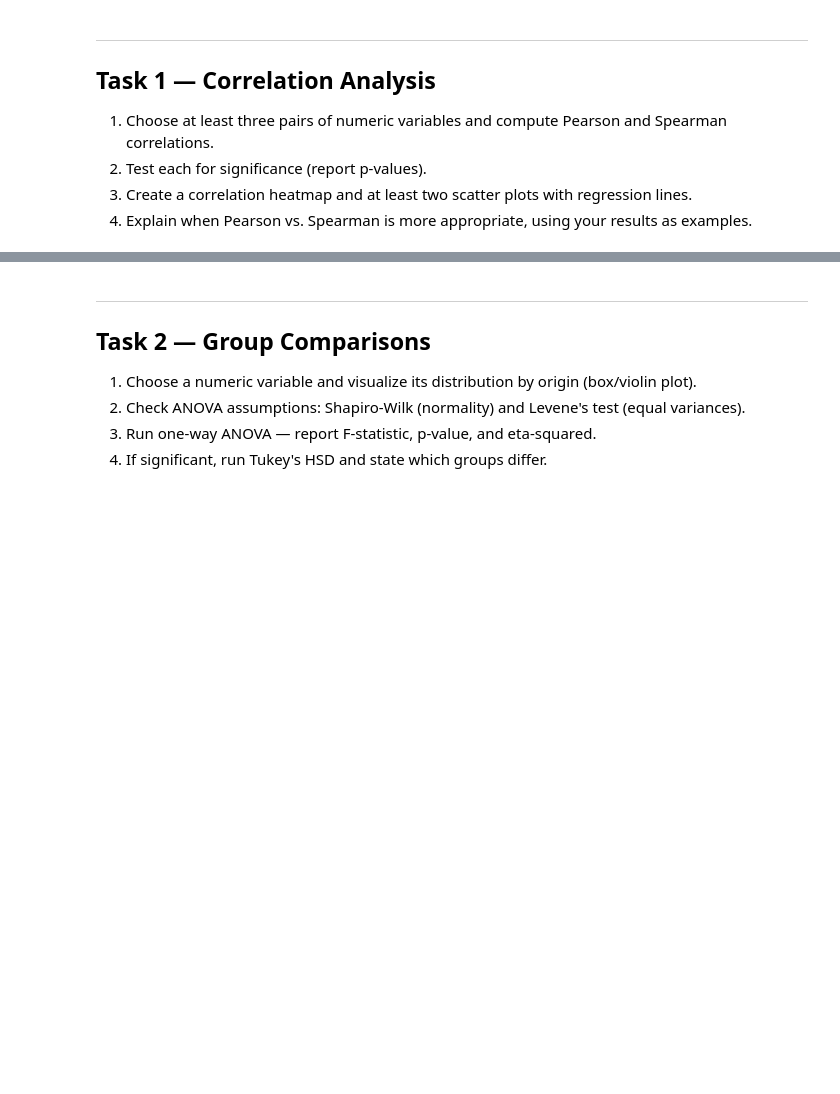
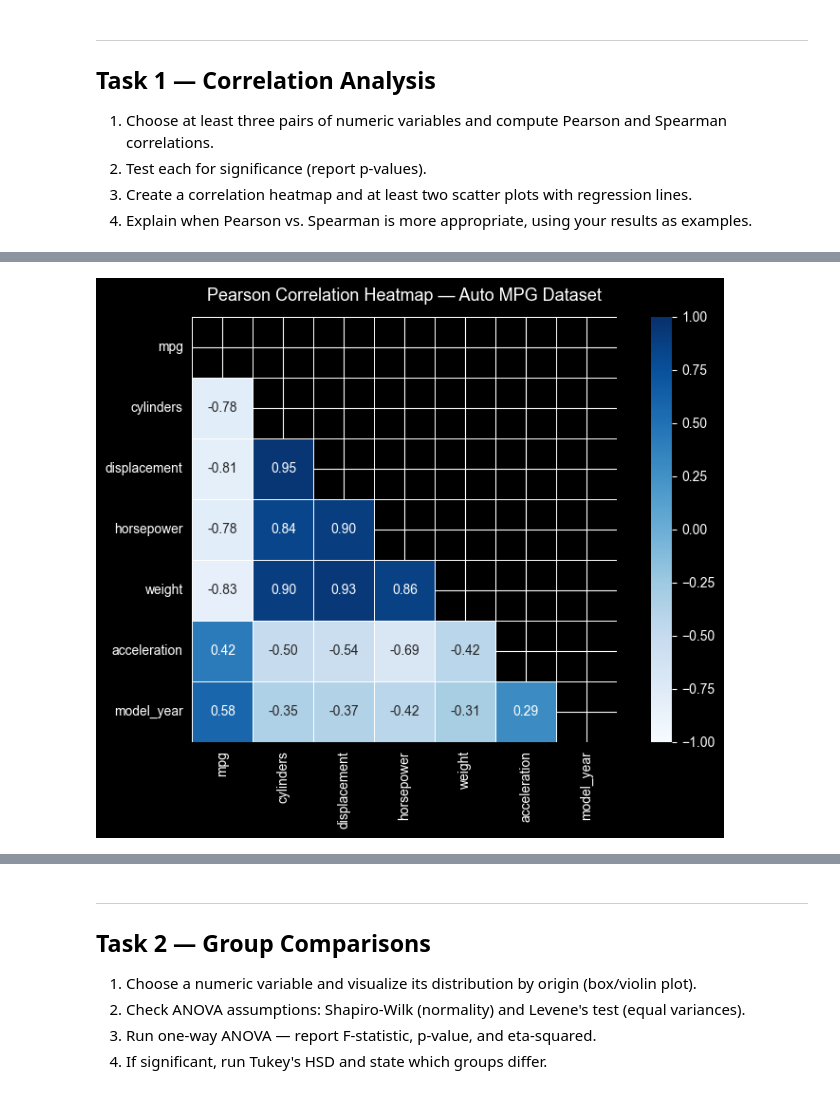
Before and after one commit to Data-AI-IDDA/m3-13-assessment, a Jupyter notebook: m3-13-assessment.ipynb, the cells around one changed output, grey strips where cells are left out. Saved outputs shown, nothing was run; the diff lists cells and outputs as text; code cells hidden in the pictures; blank space fills up the shorter version.

```diff
--- a/m3-13-assessment.ipynb
+++ b/m3-13-assessment.ipynb
@@ -45,0 +107,26 @@ Your answer here…
+# %%
+# Correlation heatmap
+fig, ax = plt.subplots(figsize=(8, 6))
+
+# Pearson matrix for heatmap
+corr_matrix = mpg[numeric_cols].corr(method="pearson")
+
+mask = np.triu(np.ones_like(corr_matrix, dtype=bool))  # upper triangle
+
+sns.heatmap(
+    corr_matrix,
+    mask=mask,
+    annot=True,
+    fmt=".2f",
+    cmap="Blues",
+    center=0,
+    vmin=-1, vmax=1,
+    linewidths=0.5,
+    square=True,
+    ax=ax,
+)
+ax.set_title("Pearson Correlation Heatmap — Auto MPG Dataset", fontsize=13, pad=12)
+plt.tight_layout()
+plt.show()
+# %% [output]
+[figure, added]
```
Also changed, not shown: parts of 41 cells of this notebook, 1 other file.
